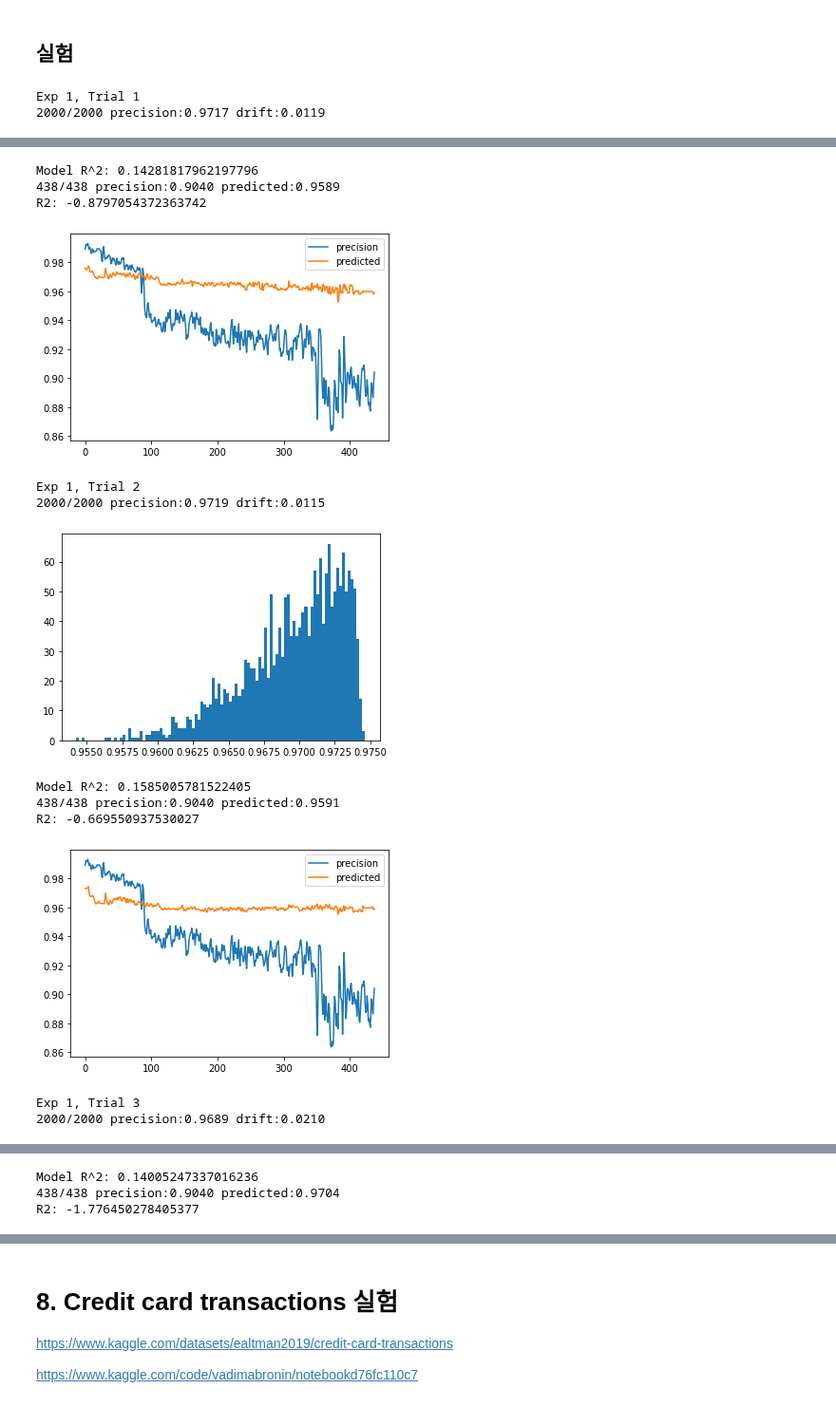
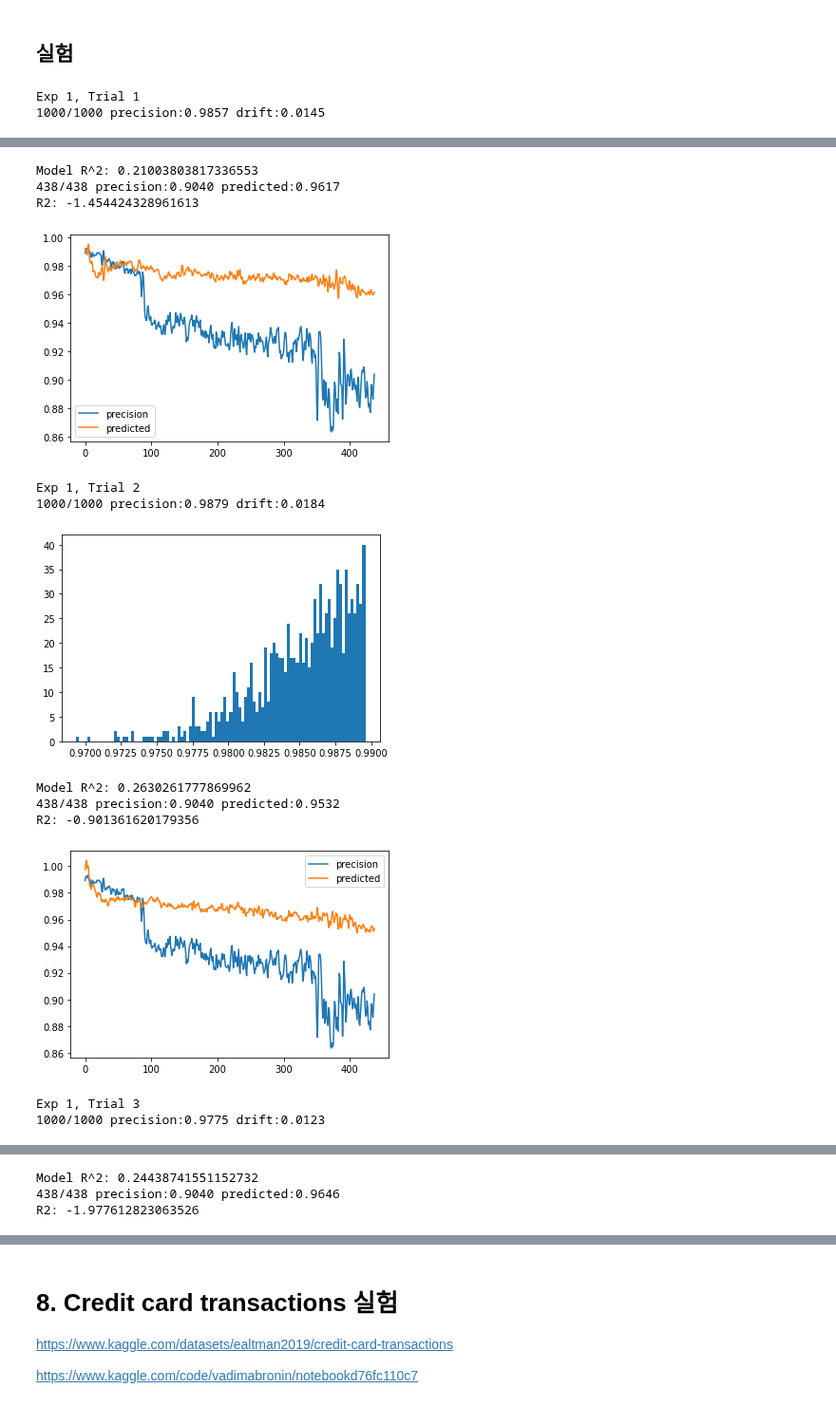
Before and after one commit to dolmani38/drift, a Jupyter notebook: Concept drift에 의한 모델의 성능 추정 방법_1112.ipynb, the cells around one changed output, grey strips where cells are left out. Shown at 95% size. Saved outputs shown, nothing was run; the diff lists cells and outputs as text; code cells hidden in the pictures.

```diff
--- a/Concept drift에 의한 모델의 성능 추정 방법_1112.ipynb
+++ b/Concept drift에 의한 모델의 성능 추정 방법_1112.ipynb
@@ -717,7 +715,7 @@ def ppm_build(scale = 10.0,epoch =1000):
         #x_ref2 = np.random.permutation(x_ref)[0:tx.shape[0]]
         drift = __ks_drift(x_ref,tx)
         scores.append(f1[0])
-        drifts.append(drift[:,0])
+        drifts.append(np.append(drift[:,0],1))
         print(f"\r{i+1}/{epoch} precision:{f1[0]:.4f} drift:{drift[toplist[0],0]:.4f}", end="", flush=True)
 
     plt.hist(scores, bins = 100)
@@ -725,6 +723,7 @@ def ppm_build(scale = 10.0,epoch =1000):
 
     model = sm.OLS(scores, drifts).fit()
     print('Model R^2:',model.rsquared)
+    #print(model.summary())
     return model
 # %%
 from sklearn.metrics import r2_score
@@ -748,7 +747,7 @@ def test1(model):
 
         drift = __ks_drift(x_ref,ux)
         precision = f1[0]
-        predicted1 = model.predict(drift[:,0])[0]
+        predicted1 = model.predict(np.append(drift[:,0],1))[0]
         if abs(predicted1-predicted) > 0.1 and predicted > 0:
             predicted1 = predicted
         result['precision'].append(precision)
@@ -776,11 +775,14 @@ def result_visualization(Exp,scale,df3,result_data):
         colums.append(f'predicted {trial}')
 
     mean_r_2 = np.mean(result_data['R2'])
+    print('Mean R^2 (sum(r2)/N) :',mean_r_2)
     df4['max predicted precision'] = df4[colums].max(axis=1)
     df4['mean predicted precision'] = df4[colums].mean(axis=1)
     df4['min predicted precision'] = df4[colums].min(axis=1)
 
-    df4[['real precision','mean predicted precision']].plot(title=f'Exp:{Exp+1}, sampling_scale:{scale}, Mean R^2:{mean_r_2:.4f}', figsize=(8,8))
+    mean_r_2 = r2_score(df4['real precision'],df4['mean predicted precision'])
+    print('Mean R^2 (real,mean predict) :',mean_r_2)
+    df4[['real precision','mean predicted precision']].plot(title=f'Exp:{Exp+1}, Sampling_scale:{scale}, Mean R^2:{mean_r_2:.4f}', figsize=(8,8))
     plt.fill_between(df4.index, df4['max predicted precision'].values, df4['min predicted precision'].values, alpha=0.40, color='tab:blue')
     plt.show()
 # %%
@@ -797,17 +799,17 @@ for Exp in range(len(scales)):
     scale = scales[Exp]
     for trial in range(experimant_count):
         print(f'Exp {Exp+1}, Trial {trial+1}')
-        model = ppm_build(scale = scale,epoch =2000)
+        model = ppm_build(scale = scale,epoch =1000)
         R2, result_df = test1(model)
-        if R2 > -1.0:
-            result_data['R2'].append(R2)
-            result_data['Trial'].append(trial)
-            df3['real precision'] = result_df['precision'].values
-            df3[f'predicted {trial}'] = result_df['predicted'].values
-        else:
-            print('==== Discard this experiment.====')
+        #if R2 > -10.0:
+        result_data['R2'].append(R2)
+        result_data['Trial'].append(trial)
+        df3['real precision'] = result_df['precision'].values
+        df3[f'predicted {trial}'] = result_df['predicted'].values
+        #else:
+        #    print('==== Discard this experiment.====')
 
     result_visualization(Exp,scale,df3,result_data)
 # %% [output]
 Exp 1, Trial 1
-2000/2000 precision:0.9717 drift:0.0119
+1000/1000 precision:0.9857 drift:0.0145
@@ -815,13 +817,13 @@ Exp 1, Trial 1
-Model R^2: 0.14281817962197796
-438/438 precision:0.9040 predicted:0.9589
-R2: -0.8797054372363742
+Model R^2: 0.21003803817336553
+438/438 precision:0.9040 predicted:0.9617
+R2: -1.454424328961613
-[figure, old version]
+[figure, new version]
 Exp 1, Trial 2
-2000/2000 precision:0.9719 drift:0.0115
+1000/1000 precision:0.9879 drift:0.0184
-[figure, old version]
+[figure, new version]
-Model R^2: 0.1585005781522405
-438/438 precision:0.9040 predicted:0.9591
-R2: -0.669550937530027
+Model R^2: 0.2630261777869962
+438/438 precision:0.9040 predicted:0.9532
+R2: -0.901361620179356
-[figure, old version]
+[figure, new version]
 Exp 1, Trial 3
-2000/2000 precision:0.9689 drift:0.0210
+1000/1000 precision:0.9775 drift:0.0123
@@ -829,3 +831,3 @@ Exp 1, Trial 3
-Model R^2: 0.14005247337016236
-438/438 precision:0.9040 predicted:0.9704
-R2: -1.776450278405377
+Model R^2: 0.24438741551152732
+438/438 precision:0.9040 predicted:0.9646
+R2: -1.977612823063526
```
Also changed, not shown: parts of 9 cells of this notebook.
